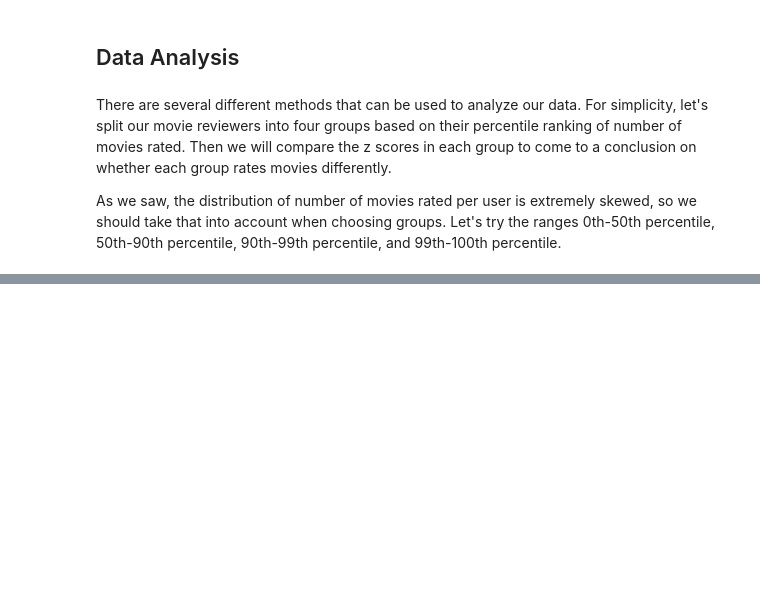
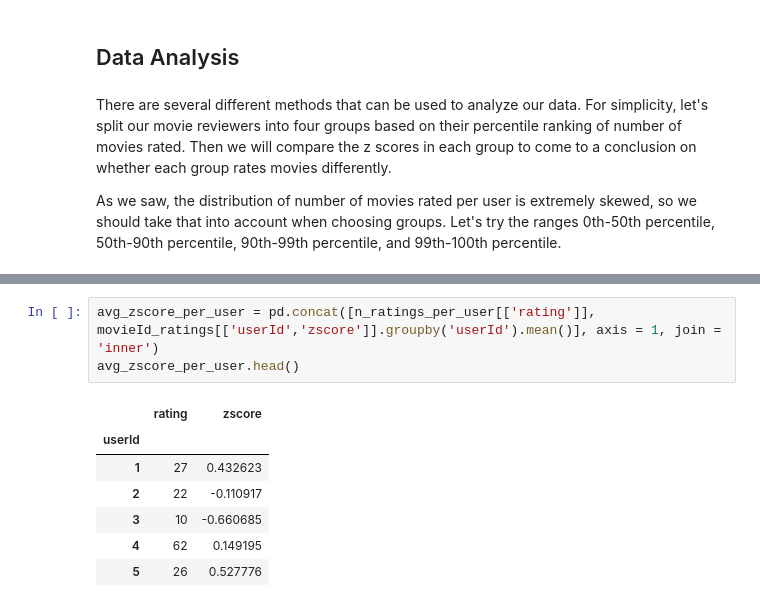
Before and after one commit to ewoodbury/movie-rating-analysis, a Jupyter notebook: Movie Ratings Project.ipynb, the cells around one changed output, grey strips where cells are left out. Cells and saved outputs as stored; diff of their text form; blank space fills up the shorter version.

```diff
--- a/Movie Ratings Project.ipynb
+++ b/Movie Ratings Project.ipynb
@@ -487,0 +528,11 @@ As we saw, the distribution of number of movies rated per user is extremely skew
+# %%
+avg_zscore_per_user = pd.concat([n_ratings_per_user[['rating']], movieId_ratings[['userId','zscore']].groupby('userId').mean()], axis = 1, join = 'inner')
+avg_zscore_per_user.head()
+# %% [output]
+|  | rating | zscore |
+| userId |  |  |
+| 1 | 27 | 0.432623 |
+| 2 | 22 | -0.110917 |
+| 3 | 10 | -0.660685 |
+| 4 | 62 | 0.149195 |
+| 5 | 26 | 0.527776 |
```
Also changed, not shown: parts of 20 cells of this notebook.
